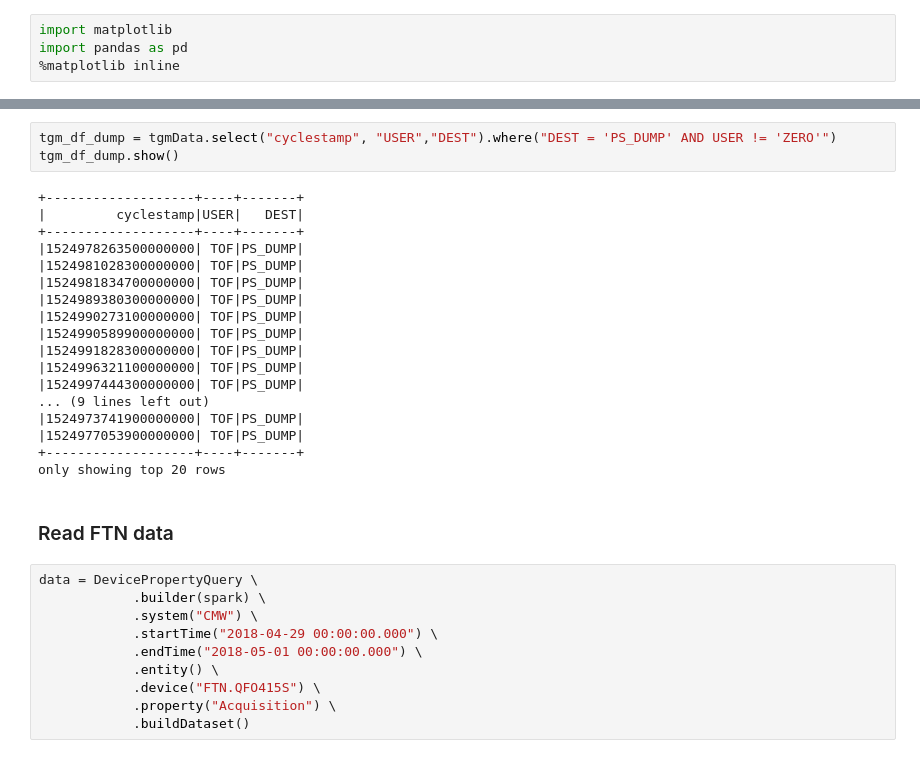
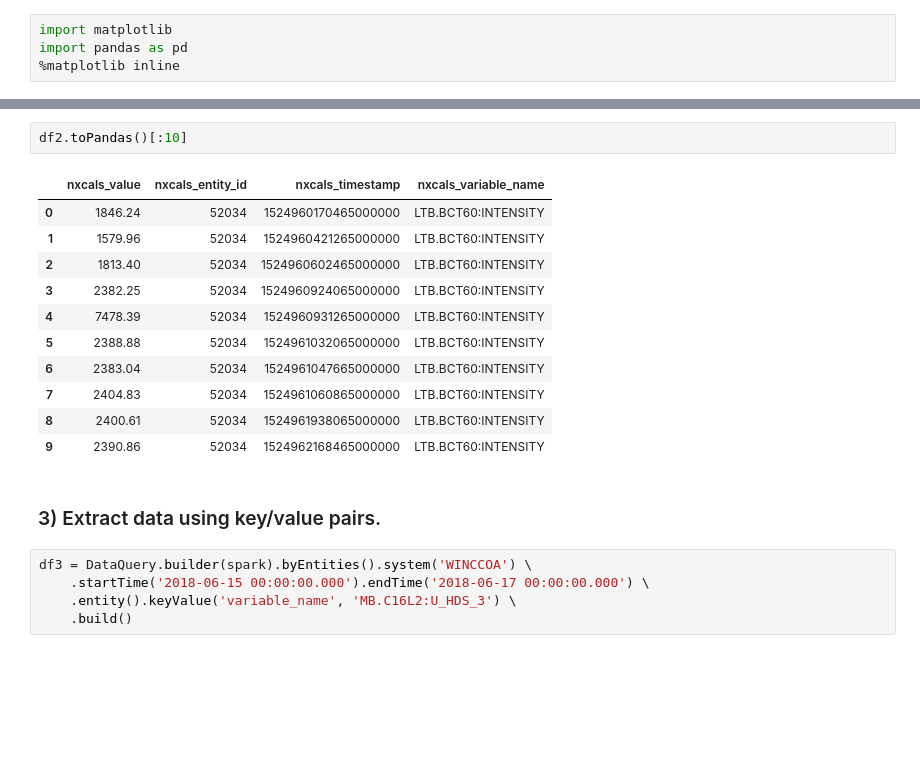
Before and after one commit to prasanthkothuri/swan-spark-notebooks, a Jupyter notebook: NXCals-example.ipynb, the cells around one changed output, grey strips where cells are left out. Cells and saved outputs as stored; diff of their text form; blank space fills up the shorter version.

```diff
--- a/NXCals-example.ipynb
+++ b/NXCals-example.ipynb
@@ -98,33 +88,21 @@ tgmData.groupBy("USER").count().show()
-# %%
-tgm_df_dump = tgmData.select("cyclestamp", "USER","DEST").where("DEST = 'PS_DUMP' AND USER != 'ZERO'")
-tgm_df_dump.show()
-# %% [output]
-+-------------------+----+-------+
-|         cyclestamp|USER|   DEST|
-+-------------------+----+-------+
-|1524978263500000000| TOF|PS_DUMP|
-|1524981028300000000| TOF|PS_DUMP|
-|1524981834700000000| TOF|PS_DUMP|
-|1524989380300000000| TOF|PS_DUMP|
-|1524990273100000000| TOF|PS_DUMP|
-|1524990589900000000| TOF|PS_DUMP|
-|1524991828300000000| TOF|PS_DUMP|
-|1524996321100000000| TOF|PS_DUMP|
-|1524997444300000000| TOF|PS_DUMP|
-... (9 lines left out)
-|1524973741900000000| TOF|PS_DUMP|
-|1524977053900000000| TOF|PS_DUMP|
-+-------------------+----+-------+
-only showing top 20 rows
-# %% [markdown]
-### Read FTN data
+# %%
+df2.toPandas()[:10]
+# %% [output]
+|  | nxcals_value | nxcals_entity_id | nxcals_timestamp | nxcals_variable_name |
+| 0 | 1846.24 | 52034 | 1524960170465000000 | LTB.BCT60:INTENSITY |
+| 1 | 1579.96 | 52034 | 1524960421265000000 | LTB.BCT60:INTENSITY |
+| 2 | 1813.40 | 52034 | 1524960602465000000 | LTB.BCT60:INTENSITY |
+| 3 | 2382.25 | 52034 | 1524960924065000000 | LTB.BCT60:INTENSITY |
+| 4 | 7478.39 | 52034 | 1524960931265000000 | LTB.BCT60:INTENSITY |
+| 5 | 2388.88 | 52034 | 1524961032065000000 | LTB.BCT60:INTENSITY |
+| 6 | 2383.04 | 52034 | 1524961047665000000 | LTB.BCT60:INTENSITY |
+| 7 | 2404.83 | 52034 | 1524961060865000000 | LTB.BCT60:INTENSITY |
+| 8 | 2400.61 | 52034 | 1524961938065000000 | LTB.BCT60:INTENSITY |
+| 9 | 2390.86 | 52034 | 1524962168465000000 | LTB.BCT60:INTENSITY |
+# %% [markdown]
+### 3) Extract data using key/value pairs.
 # %%
-data = DevicePropertyQuery \
-            .builder(spark) \
-            .system("CMW") \
-            .startTime("2018-04-29 00:00:00.000") \
-            .endTime("2018-05-01 00:00:00.000") \
-            .entity() \
-            .device("FTN.QFO415S") \
-            .property("Acquisition") \
-            .buildDataset()
+df3 = DataQuery.builder(spark).byEntities().system('WINCCOA') \
+    .startTime('2018-06-15 00:00:00.000').endTime('2018-06-17 00:00:00.000') \
+    .entity().keyValue('variable_name', 'MB.C16L2:U_HDS_3') \
+    .build()
```
Also changed, not shown: parts of 21 cells of this notebook.
